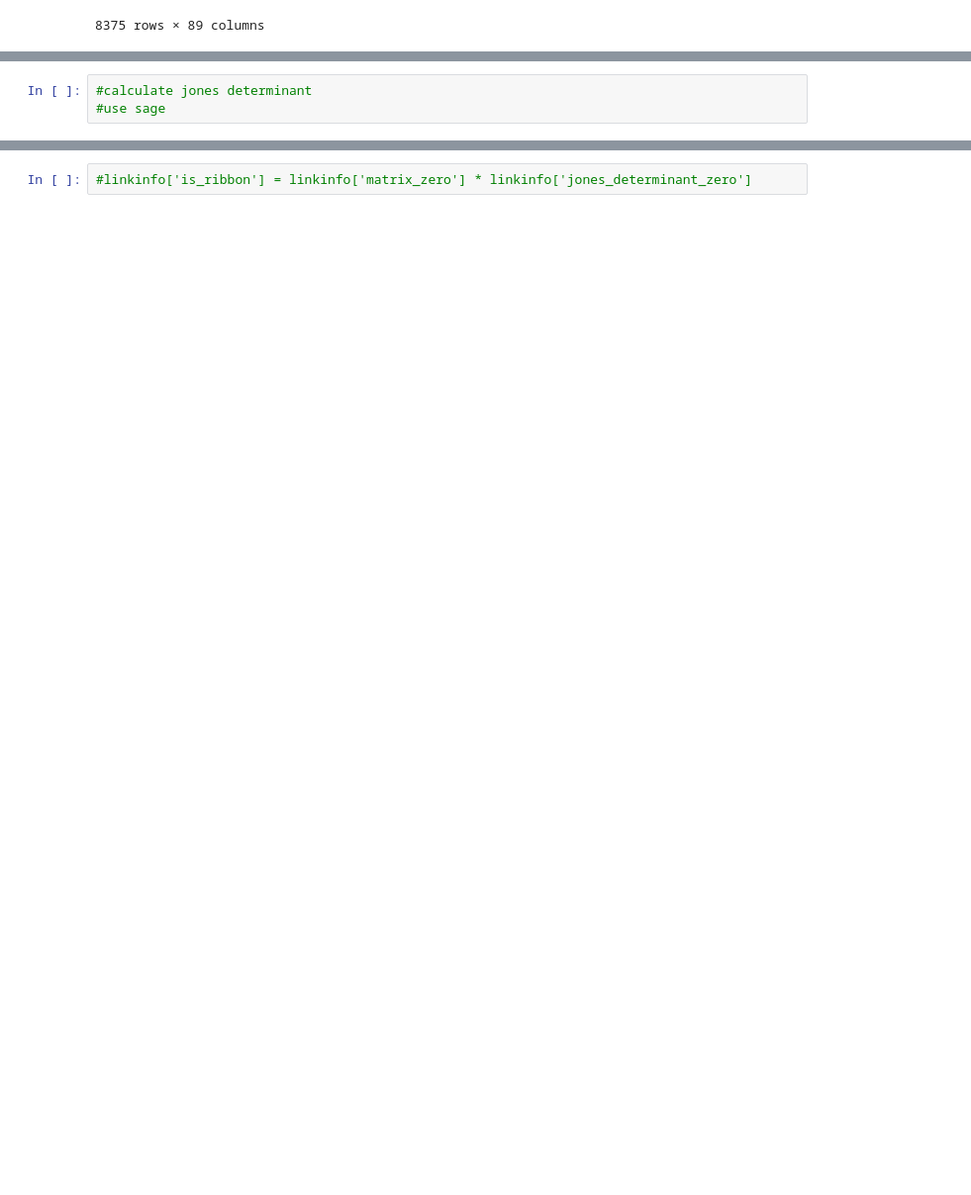
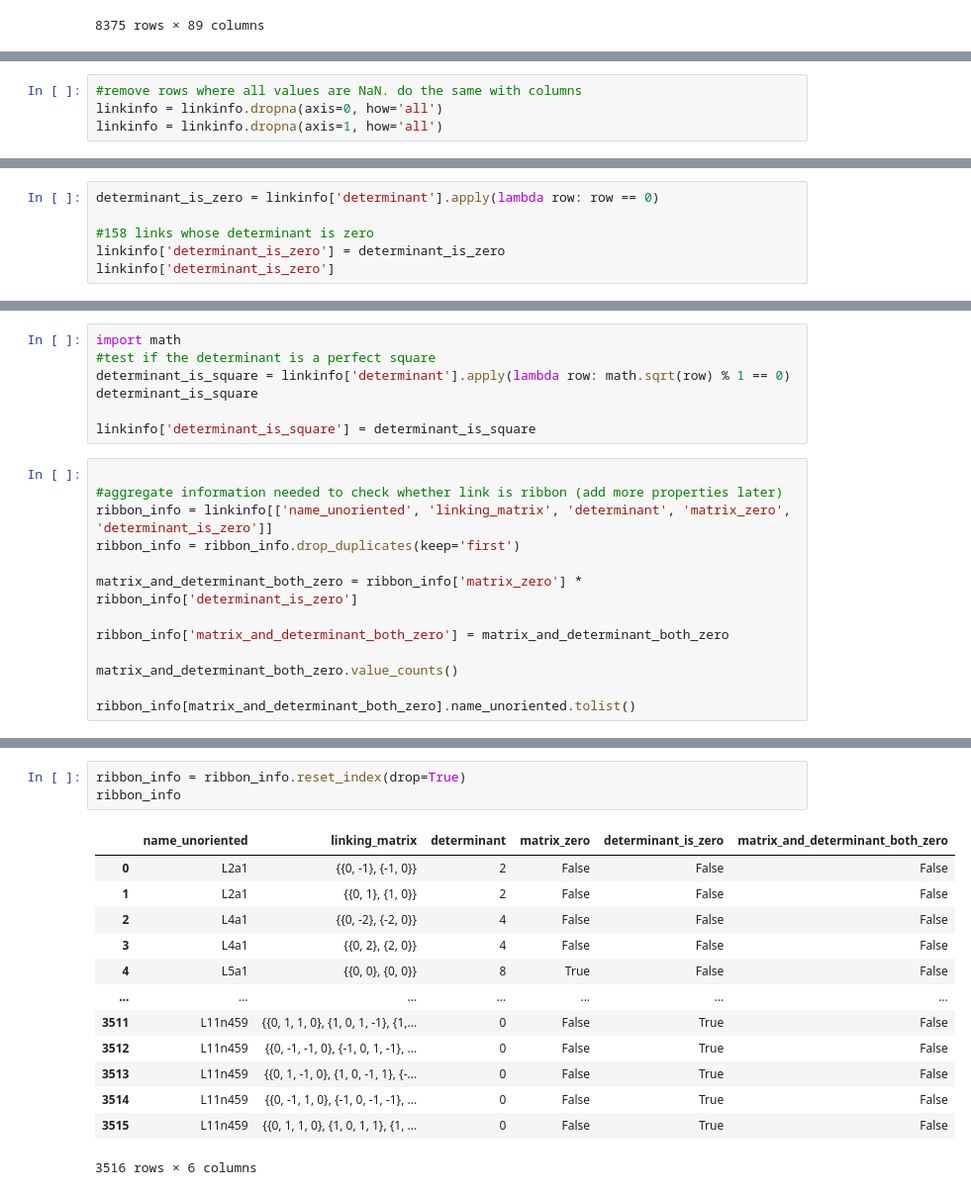
Before and after one commit to seohyeonlee2020/knotinfo, a Jupyter notebook: linkinfo_table_analysis.ipynb, the cells around one changed output, grey strips where cells are left out. Shown at 99% size. Drawn from its saved outputs; the diff is of its cells as text; blank space fills up the shorter version.

Commit message:
updating notebook content to incorporate determinants

```diff
--- a/linkinfo_table_analysis.ipynb
+++ b/linkinfo_table_analysis.ipynb
@@ -77,0 +62,4 @@ linking_matrix = linkinfo['linking_matrix']
+# %%
+#remove rows where all values are NaN. do the same with columns
+linkinfo = linkinfo.dropna(axis=0, how='all')
+linkinfo = linkinfo.dropna(axis=1, how='all')
@@ -103,0 +141,6 @@ Name: count, dtype: int64
+# %%
+determinant_is_zero = linkinfo['determinant'].apply(lambda row: row == 0)
+
+#158 links whose determinant is zero
+linkinfo['determinant_is_zero'] = determinant_is_zero
+linkinfo['determinant_is_zero']
@@ -104,3 +160,20 @@ Name: count, dtype: int64
+# %%
+import math
+#test if the determinant is a perfect square
+determinant_is_square = linkinfo['determinant'].apply(lambda row: math.sqrt(row) % 1 == 0)
+determinant_is_square
+
+linkinfo['determinant_is_square'] = determinant_is_square
 # %%
-#calculate jones determinant
-#use sage
+
+#aggregate information needed to check whether link is ribbon (add more properties later)
+ribbon_info = linkinfo[['name_unoriented', 'linking_matrix', 'determinant', 'matrix_zero', 'determinant_is_zero']]
+ribbon_info = ribbon_info.drop_duplicates(keep='first')
+
+matrix_and_determinant_both_zero = ribbon_info['matrix_zero'] * ribbon_info['determinant_is_zero']
+
+ribbon_info['matrix_and_determinant_both_zero'] = matrix_and_determinant_both_zero
+
+matrix_and_determinant_both_zero.value_counts()
+
+ribbon_info[matrix_and_determinant_both_zero].name_unoriented.tolist()
@@ -107,2 +197,17 @@ Name: count, dtype: int64
-# %%
-#linkinfo['is_ribbon'] = linkinfo['matrix_zero'] * linkinfo['jones_determinant_zero']
+# %%
+ribbon_info = ribbon_info.reset_index(drop=True)
+ribbon_info
+# %% [output]
+|  | name_unoriented | linking_matrix | determinant | matrix_zero | determinant_is_zero | matrix_and_determinant_both_zero |
+| 0 | L2a1 | {{0, -1}, {-1, 0}} | 2 | False | False | False |
+| 1 | L2a1 | {{0, 1}, {1, 0}} | 2 | False | False | False |
+| 2 | L4a1 | {{0, -2}, {-2, 0}} | 4 | False | False | False |
+| 3 | L4a1 | {{0, 2}, {2, 0}} | 4 | False | False | False |
+| 4 | L5a1 | {{0, 0}, {0, 0}} | 8 | True | False | False |
+| ... | ... | ... | ... | ... | ... | ... |
+| 3511 | L11n459 | {{0, 1, 1, 0}, {1, 0, 1, -1}, {1,... | 0 | False | True | False |
+| 3512 | L11n459 | {{0, -1, -1, 0}, {-1, 0, 1, -1}, ... | 0 | False | True | False |
+| 3513 | L11n459 | {{0, 1, -1, 0}, {1, 0, -1, 1}, {-... | 0 | False | True | False |
+| 3514 | L11n459 | {{0, -1, 1, 0}, {-1, 0, -1, -1}, ... | 0 | False | True | False |
+| 3515 | L11n459 | {{0, 1, 1, 0}, {1, 0, 1, 1}, {1, ... | 0 | False | True | False |
+3516 rows × 6 columns
```
Also changed, not shown: parts of 18 cells of this notebook.
